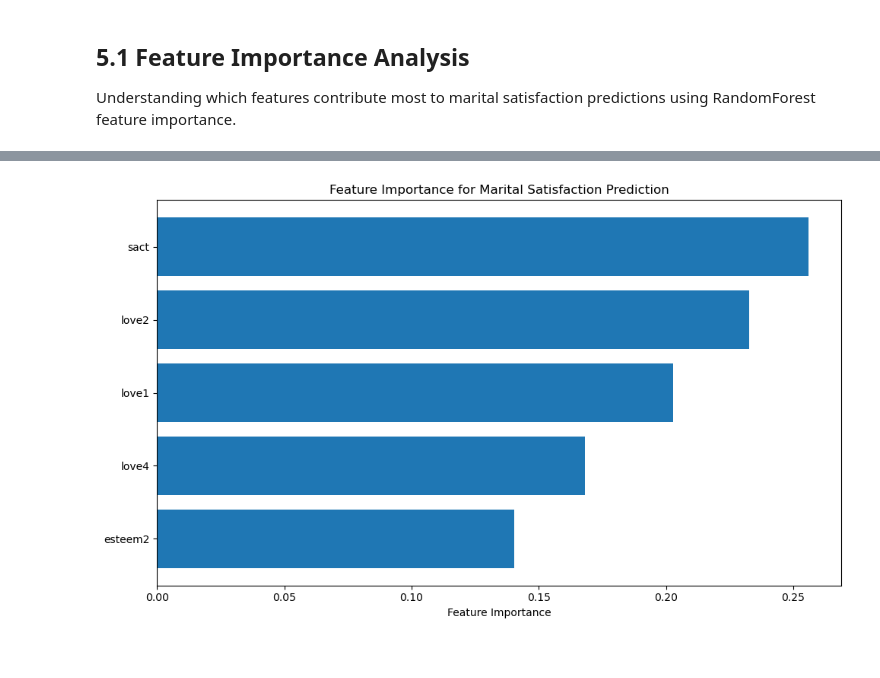
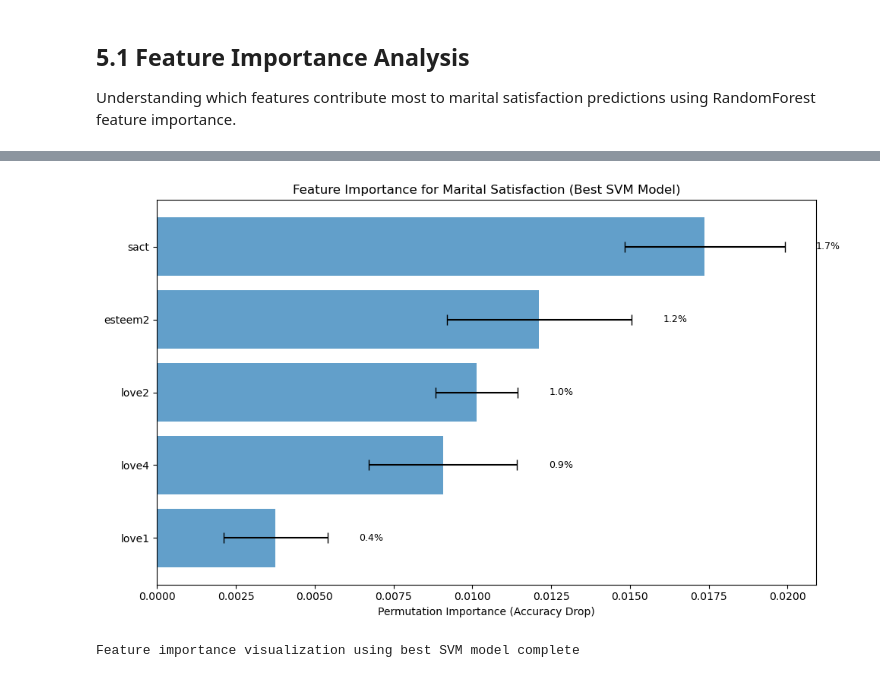
Before and after one commit to kz0814/CDS6314-Marital-Satisfaction-Mining, a Jupyter notebook: project.ipynb, the cells around one changed output, grey strips where cells are left out. Cells and saved outputs as stored; diff of their text form; code cells hidden in the pictures.

```diff
--- a/project.ipynb
+++ b/project.ipynb
@@ -1674,12 +1844,25 @@ display(importance_df.round(6))
 # %%
-# Feature Importance Visualization
+# Feature Importance Visualization (Best SVM Model)
 plt.figure(figsize=(10, 6))
-plt.barh(range(len(importance_df)), importance_df['Importance'])
+
+# Create horizontal bar plot with error bars
+plt.barh(range(len(importance_df)), importance_df['Importance'],
+         xerr=importance_df['Importance_Std'], capsize=5, alpha=0.7)
 plt.yticks(range(len(importance_df)), importance_df['Feature'])
-plt.xlabel('Feature Importance')
-plt.title('Feature Importance for Marital Satisfaction Prediction')
+plt.xlabel('Permutation Importance (Accuracy Drop)')
+plt.title('Feature Importance for Marital Satisfaction (Best SVM Model)')
 plt.gca().invert_yaxis()
+
+# Add percentage labels
+for i, (idx, row) in enumerate(importance_df.iterrows()):
+    plt.text(row['Importance'] + row['Importance_Std'] + 0.001, i,
+             f'{row["Importance_Percentage"]:.1f}%',
+             va='center', fontsize=9)
+
 plt.tight_layout()
 plt.show()
+
+print("Feature importance visualization using best SVM model complete")
 # %% [output]
-[figure, old version]
+[figure, new version]
+Feature importance visualization using best SVM model complete
```
Also changed, not shown: parts of 20 cells of this notebook.
